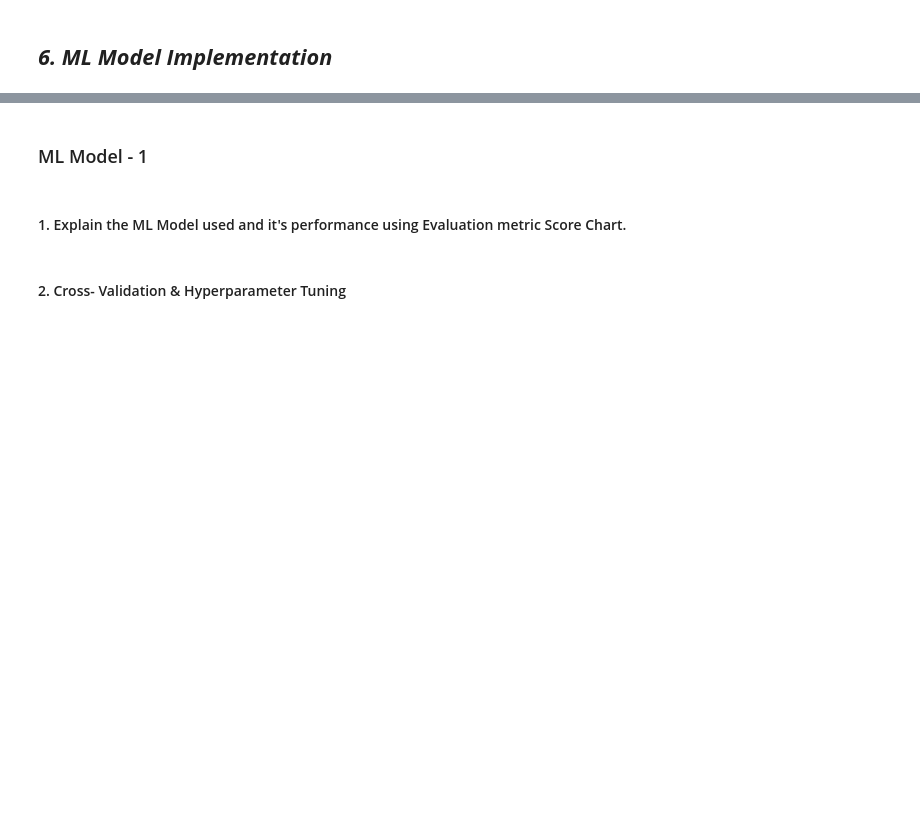
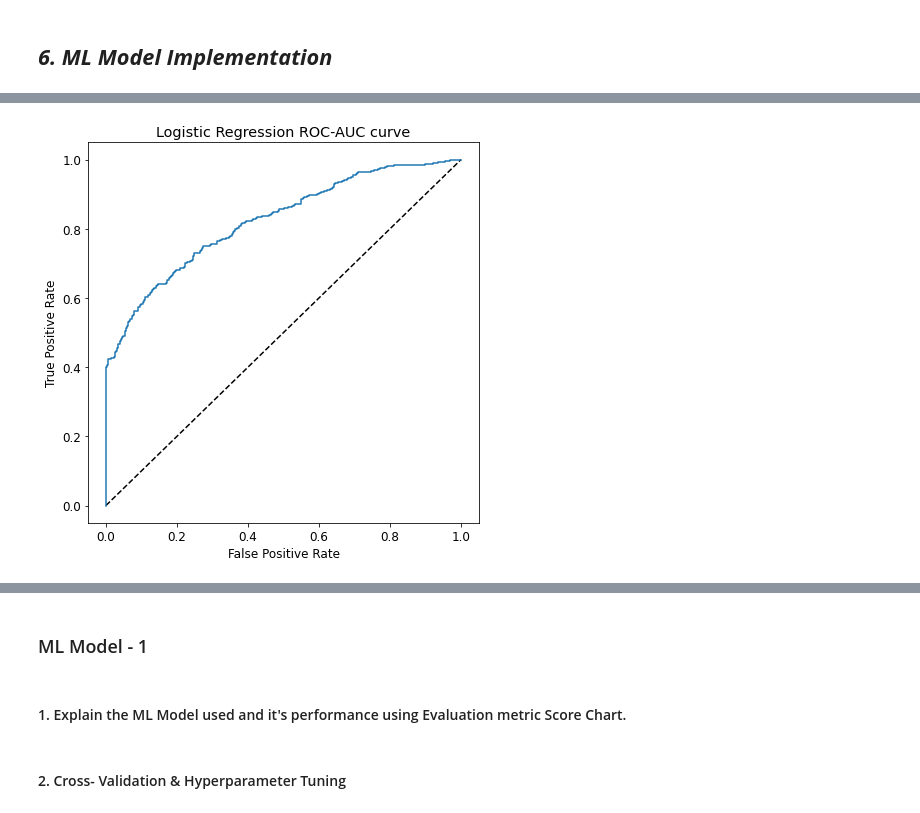
Before and after one commit to Prashant-Shaw/Cardiovascular_Risk_Prediction, a Jupyter notebook: Cardiovascular_Risk_Prediction_Capstone_Project.ipynb, the cells around one changed output, grey strips where cells are left out. Saved outputs shown, nothing was run; the diff lists cells and outputs as text; code cells hidden in the pictures; blank space fills up the shorter version.

```diff
--- a/Cardiovascular_Risk_Prediction_Capstone_Project.ipynb
+++ b/Cardiovascular_Risk_Prediction_Capstone_Project.ipynb
@@ -1030,0 +1041,4 @@ Answer Here.
+# %%
+#Splitting the data into train and test set.
+
+X_train, X_test, y_train, y_test = train_test_split(X, y, test_size = 0.2, random_state = 10)
@@ -1032,0 +1101,15 @@ Answer Here.
+# %%
+#Function to plot ROC AUC curve
+def rocauc_plot(ytesc, ytescprob, title):
+  '''This function will plot the ROC AUC curve.
+  Pass y_test, y_predict_prob and title of the plot in str to plot the ROC AUC curve.
+  Also this curve will return fpr & tpr.'''
+  fpr, tpr, thresholds = roc_curve(ytesc, ytescprob)
+  plt.figure(figsize=(7,7))
+  plt.plot([0,1],[0,1],'k--')
+  plt.plot(fpr,tpr)
+  plt.xlabel('False Positive Rate')
+  plt.ylabel('True Positive Rate')
+  plt.title(title)
+  plt.show()
+  return (fpr, tpr)
@@ -1032,0 +1140,3 @@ Answer Here.
+# %%
+#Checking the test probability
+y_test_pred_pro=lgr.predict_proba(X_test)[:,1]
@@ -1032,0 +1170,5 @@ Answer Here.
+# %%
+#Plotting the ROC-AUC curve
+fpr_lgr,tpr_lgr = rocauc_plot(y_test, y_test_pred_pro, "Logistic Regression ROC-AUC curve" )
+# %% [output]
+[figure, added]
```
Also changed, not shown: parts of 143 cells of this notebook.
